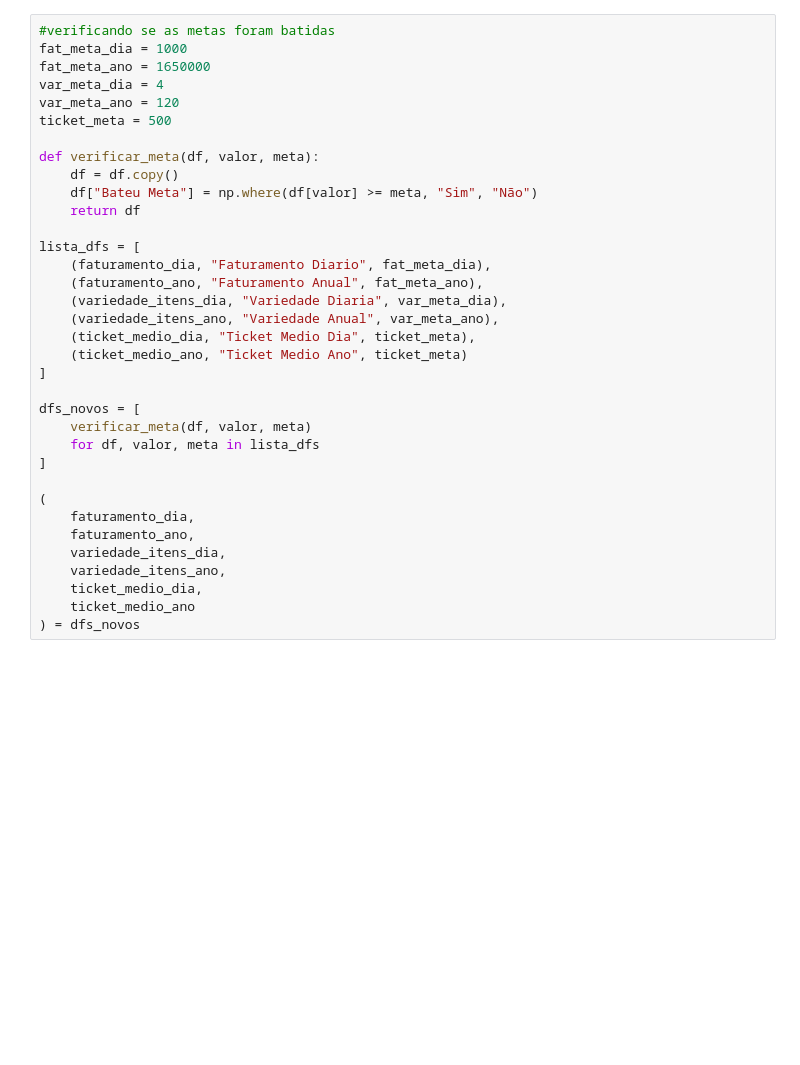
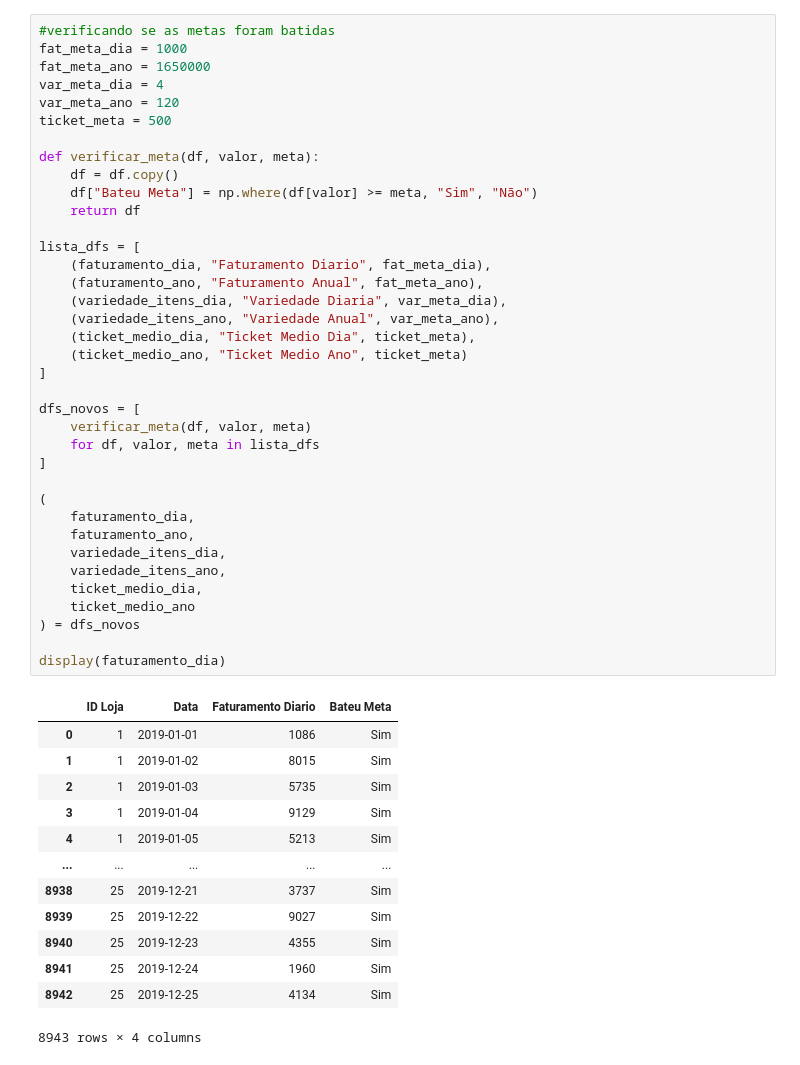
Before and after one commit to ViniciusDortas/Projeto-Automacao, a Jupyter notebook: analise.ipynb, the cells around one changed output. Drawn from its saved outputs; the diff is of its cells as text; blank space fills up the shorter version.

```diff
--- a/analise.ipynb
+++ b/analise.ipynb
@@ -78,32 +167,48 @@ var_meta_dia = 4
 var_meta_ano = 120
 ticket_meta = 500
 
 def verificar_meta(df, valor, meta):
     df = df.copy()
     df["Bateu Meta"] = np.where(df[valor] >= meta, "Sim", "Não")
     return df
 
 lista_dfs = [
     (faturamento_dia, "Faturamento Diario", fat_meta_dia),
     (faturamento_ano, "Faturamento Anual", fat_meta_ano),
     (variedade_itens_dia, "Variedade Diaria", var_meta_dia),
     (variedade_itens_ano, "Variedade Anual", var_meta_ano),
     (ticket_medio_dia, "Ticket Medio Dia", ticket_meta),
     (ticket_medio_ano, "Ticket Medio Ano", ticket_meta)
 ]
 
 dfs_novos = [
     verificar_meta(df, valor, meta)
     for df, valor, meta in lista_dfs
 ]
 
 (
     faturamento_dia,
     faturamento_ano,
     variedade_itens_dia,
     variedade_itens_ano,
     ticket_medio_dia,
     ticket_medio_ano
 ) = dfs_novos
+
+display(faturamento_dia)
+# %% [output]
+|  | ID Loja | Data | Faturamento Diario | Bateu Meta |
+| 0 | 1 | 2019-01-01 | 1086 | Sim |
+| 1 | 1 | 2019-01-02 | 8015 | Sim |
+| 2 | 1 | 2019-01-03 | 5735 | Sim |
+| 3 | 1 | 2019-01-04 | 9129 | Sim |
+| 4 | 1 | 2019-01-05 | 5213 | Sim |
+| ... | ... | ... | ... | ... |
+| 8938 | 25 | 2019-12-21 | 3737 | Sim |
+| 8939 | 25 | 2019-12-22 | 9027 | Sim |
+| 8940 | 25 | 2019-12-23 | 4355 | Sim |
+| 8941 | 25 | 2019-12-24 | 1960 | Sim |
+| 8942 | 25 | 2019-12-25 | 4134 | Sim |
+8943 rows × 4 columns
 # %%
 #criar as onepages
```
Also changed, not shown: parts of 8 cells of this notebook, 2 other files.
